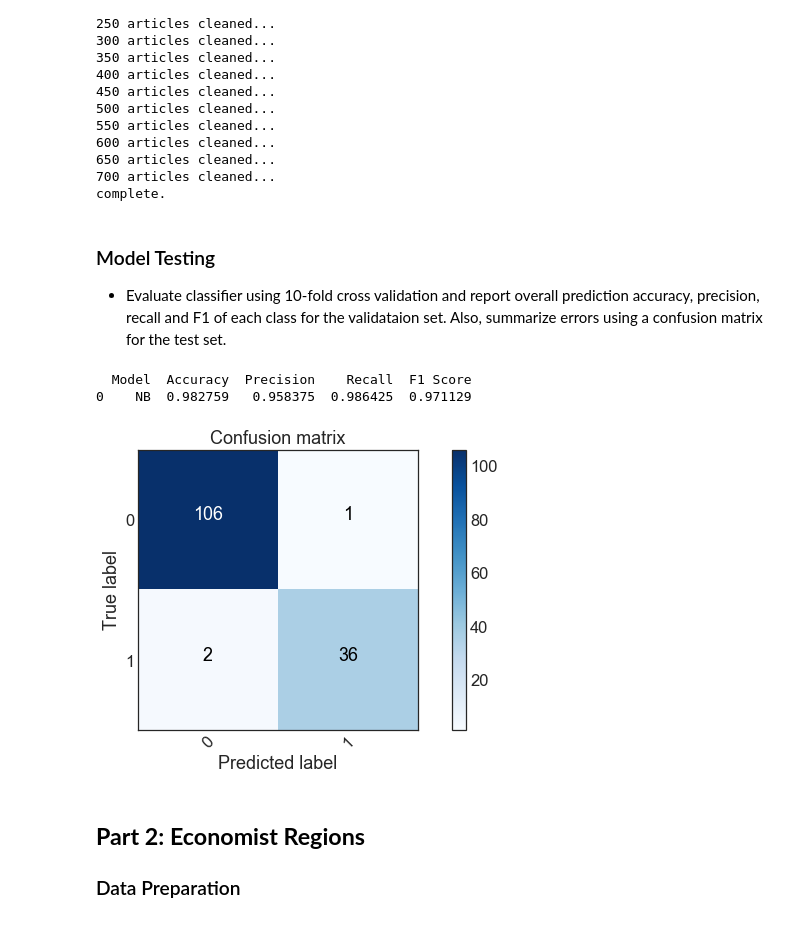
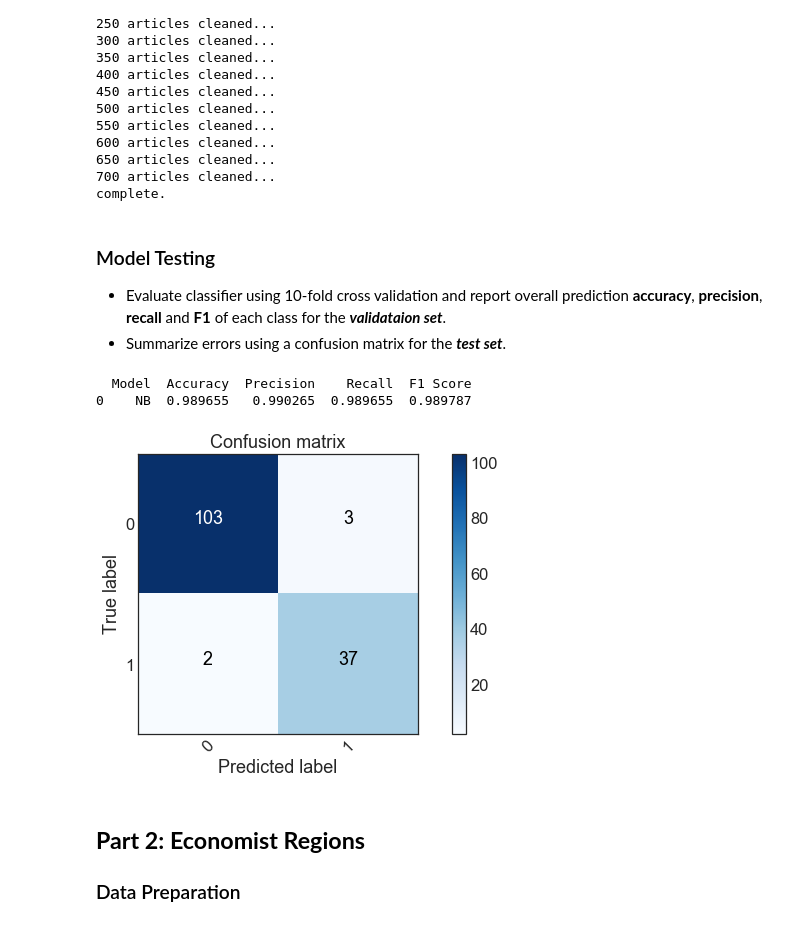
Before and after one commit to bondxue/FRE-7871-News-Analytics-and-Machine-Learning, a Jupyter notebook: HW1/HW1.ipynb, the cells around one changed output. Cells and saved outputs as stored; diff of their text form; code cells hidden in the pictures.

```diff
--- a/HW1/HW1.ipynb
+++ b/HW1/HW1.ipynb
@@ -125,21 +125,22 @@ corpus = data_cleaning(article_df)
 complete.
 # %% [markdown]
 ### Model Testing
-+ Evaluate classifier using 10-fold cross validation and report overall prediction accuracy, precision, recall and F1 of each class for the validataion set. Also, summarize errors using a confusion matrix for the test set.
++ Evaluate classifier using 10-fold cross validation and report overall prediction **accuracy**, **precision**, **recall** and **F1** of each class for the ***validataion set***.
++ Summarize errors using a confusion matrix for the ***test set***.
 # %%
 def nlp_model(corpus, article_df):
     cv = CountVectorizer(max_features = 11000)
     X = cv.fit_transform(corpus).toarray()
     y = article_df.loc[:, 'class'].values
-    X_train, X_test, y_train, y_test = train_test_split(X, y, test_size=0.20, random_state=1)
+    X_train, X_test, y_train, y_test = train_test_split(X, y, test_size=0.20, random_state=2)
     classifier = MultinomialNB()
     classifier.fit(X_train, y_train)
     y_pred = classifier.predict(X_test)
 
     scoring = {'accuracy' : make_scorer(accuracy_score),
-           'precision' : make_scorer(precision_score),
-           'recall' : make_scorer(recall_score),
-           'f1_score' : make_scorer(f1_score)}
+           'precision' : make_scorer(precision_score, average='weighted'),
+           'recall' : make_scorer(recall_score, average='weighted'),
+           'f1_score' : make_scorer(f1_score, average='weighted')}
     kfold = KFold(n_splits=10, random_state=42)
     results = cross_validate(estimator=classifier, X=X_train, y=y_train, cv=kfold, scoring=scoring)
     kfold_performance = pd.DataFrame({'Model': 'NB', 'Accuracy': np.mean(results['test_accuracy']),
@@ -148,45 +149,39 @@ def nlp_model(corpus, article_df):
                                        'F1 Score': np.mean(results['test_f1_score'])}, index=[0])
     print(kfold_performance)
 
-
     cm = confusion_matrix(y_test, y_pred)
     plot_confusion_matrix(cm, title='Confusion matrix')
 
 
 def plot_confusion_matrix(cm, title='Confusion matrix', cmap=plt.cm.Blues):
-    '''
-    This function is to plot a nice confusion matrix.
-    inputs:
-    cm: confusion matrix calculated by sklearn
-    '''
     plt.rcParams['figure.figsize'] = (10, 5)
     sns.set_context('notebook', font_scale=1.5)
     plt.style.use('seaborn-white')
 
     plt.imshow(cm, interpolation='nearest', cmap=cmap)
     plt.title(title)
     plt.colorbar()
     tick_marks = np.arange(cm.shape[1])
     plt.xticks(tick_marks, rotation=45)
     ax = plt.gca()
     ax.set_xticklabels((ax.get_xticks()).astype(str))
     plt.yticks(tick_marks)
 
     thresh = cm.max() / 2.
     for i, j in itertools.product(range(cm.shape[0]), range(cm.shape[1])):
         plt.text(j, i, format(cm[i, j], '.0f'),
                  horizontalalignment="center",
                  color="white" if cm[i, j] > thresh else "black")
     plt.tight_layout()
     plt.ylabel('True label')
     plt.xlabel('Predicted label')
     plt.show()
 
 nlp_model(corpus, article_df)
 # %% [output]
   Model  Accuracy  Precision    Recall  F1 Score
-0    NB  0.982759   0.958375  0.986425  0.971129
+0    NB  0.989655   0.990265  0.989655  0.989787
-[figure, old version]
+[figure, new version]
 # %% [markdown]
 ## **Part 2: Economist Regions**
 
```
Also changed, not shown: parts of 2 cells of this notebook.
